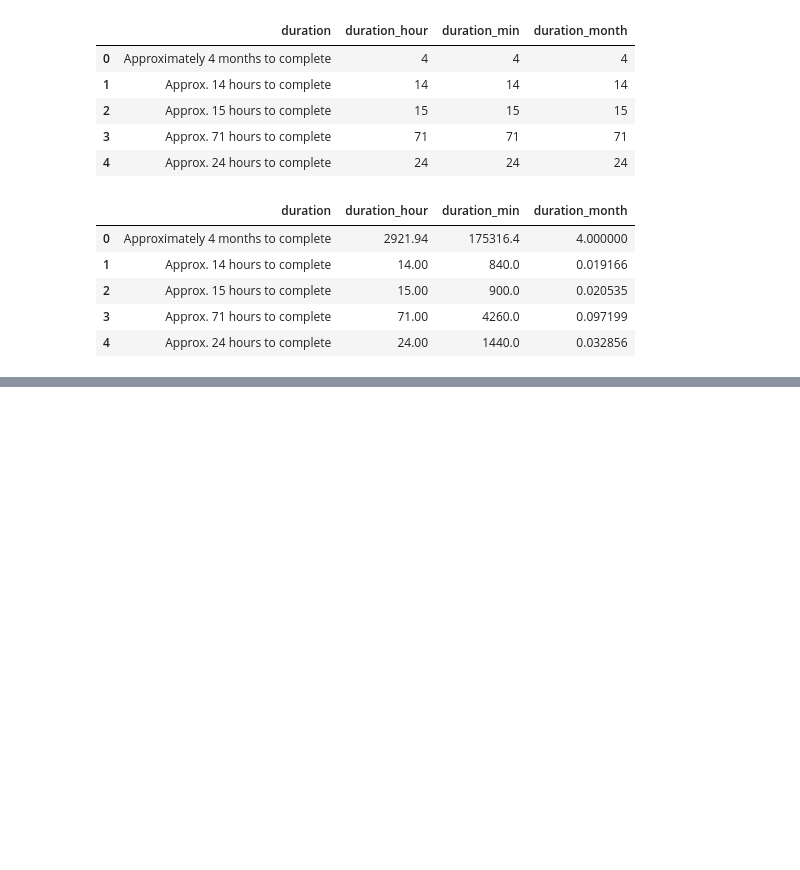
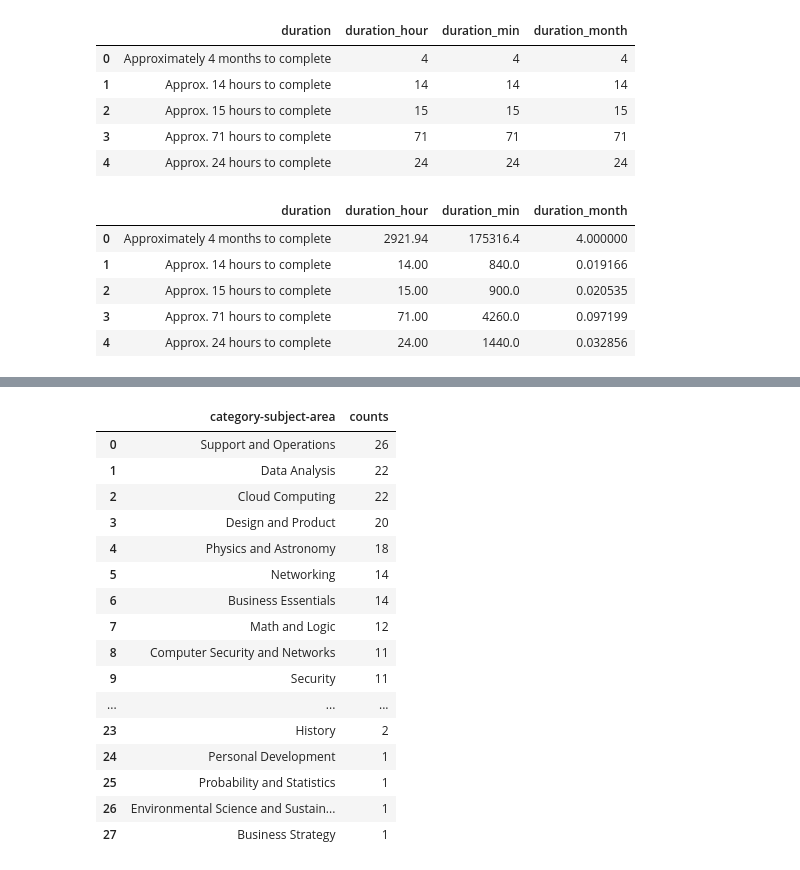
Before and after one commit to ismailymendes/mooc_udemy_coursera, a Jupyter notebook: mooc_udemy_coursera.ipynb, the cells around one changed output, grey strips where cells are left out. Saved outputs shown, nothing was run; the diff lists cells and outputs as text; code cells hidden in the pictures; blank space fills up the shorter version.

```diff
--- a/mooc_udemy_coursera.ipynb
+++ b/mooc_udemy_coursera.ipynb
@@ -850,0 +821,22 @@ plt.show()
+# %%
+cc = coursera_cursos['category-subject-area'].value_counts().rename_axis('category-subject-area').reset_index(name='counts')
+#cc= cc.value_counts().rename_axis('unique_values').reset_index(name='counts')
+cc
+# %% [output]
+|  | category-subject-area | counts |
+| 0 | Support and Operations | 26 |
+| 1 | Data Analysis | 22 |
+| 2 | Cloud Computing | 22 |
+| 3 | Design and Product | 20 |
+| 4 | Physics and Astronomy | 18 |
+| 5 | Networking | 14 |
+| 6 | Business Essentials | 14 |
+| 7 | Math and Logic | 12 |
+| 8 | Computer Security and Networks | 11 |
+| 9 | Security | 11 |
+| ... | ... | ... |
+| 23 | History | 2 |
+| 24 | Personal Development | 1 |
+| 25 | Probability and Statistics | 1 |
+| 26 | Environmental Science and Sustain... | 1 |
+| 27 | Business Strategy | 1 |
```
Also changed, not shown: parts of 8 cells of this notebook.
